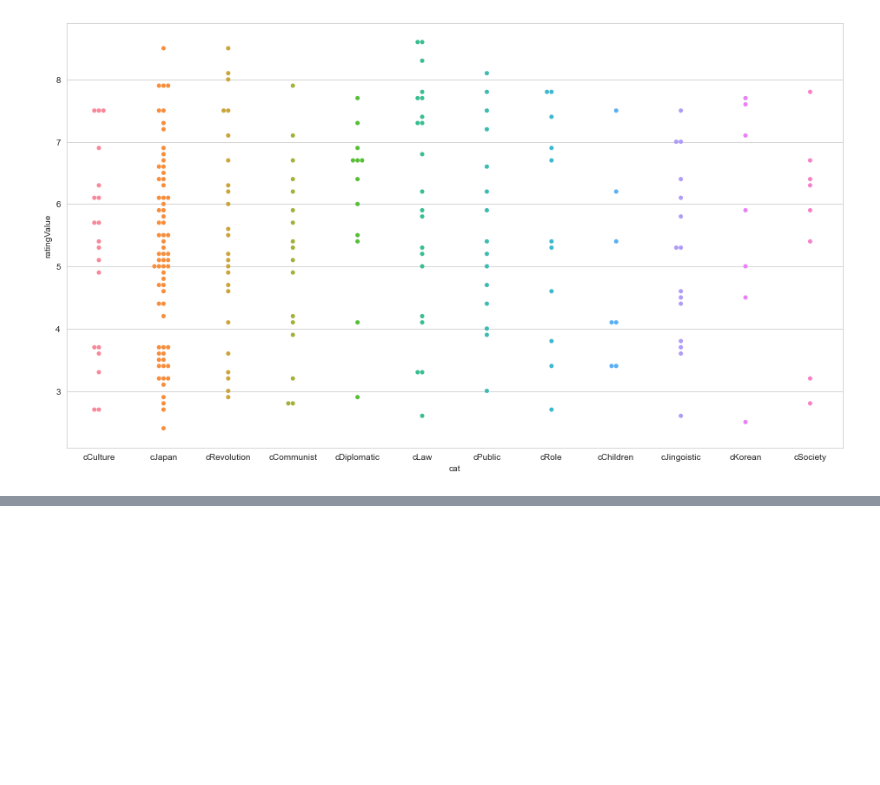
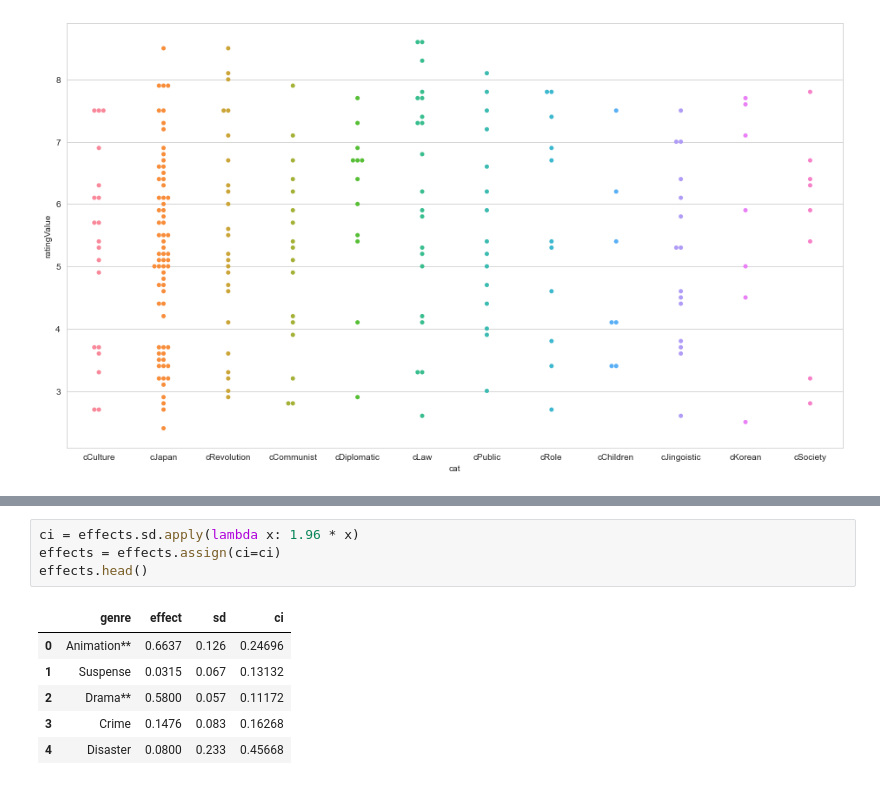
Before and after one commit to contrasting/jingo, a Jupyter notebook: Appendix Charts and Stats.ipynb, the cells around one changed output, grey strips where cells are left out. Drawn from its saved outputs; the diff is of its cells as text; blank space fills up the shorter version.

```diff
--- a/Appendix Charts and Graphs.ipynb
+++ b/Appendix Charts and Stats.ipynb
@@ -58,0 +139,11 @@ sns.swarmplot(x=movies_cat.cat, y=movies_cat.ratingValue)
+# %%
+ci = effects.sd.apply(lambda x: 1.96 * x)
+effects = effects.assign(ci=ci)
+effects.head()
+# %% [output]
+|  | genre | effect | sd | ci |
+| 0 | Animation** | 0.6637 | 0.126 | 0.24696 |
+| 1 | Suspense | 0.0315 | 0.067 | 0.13132 |
+| 2 | Drama** | 0.5800 | 0.057 | 0.11172 |
+| 3 | Crime | 0.1476 | 0.083 | 0.16268 |
+| 4 | Disaster | 0.0800 | 0.233 | 0.45668 |
```
Also changed, not shown: parts of 9 cells of this notebook, 1 other file.
